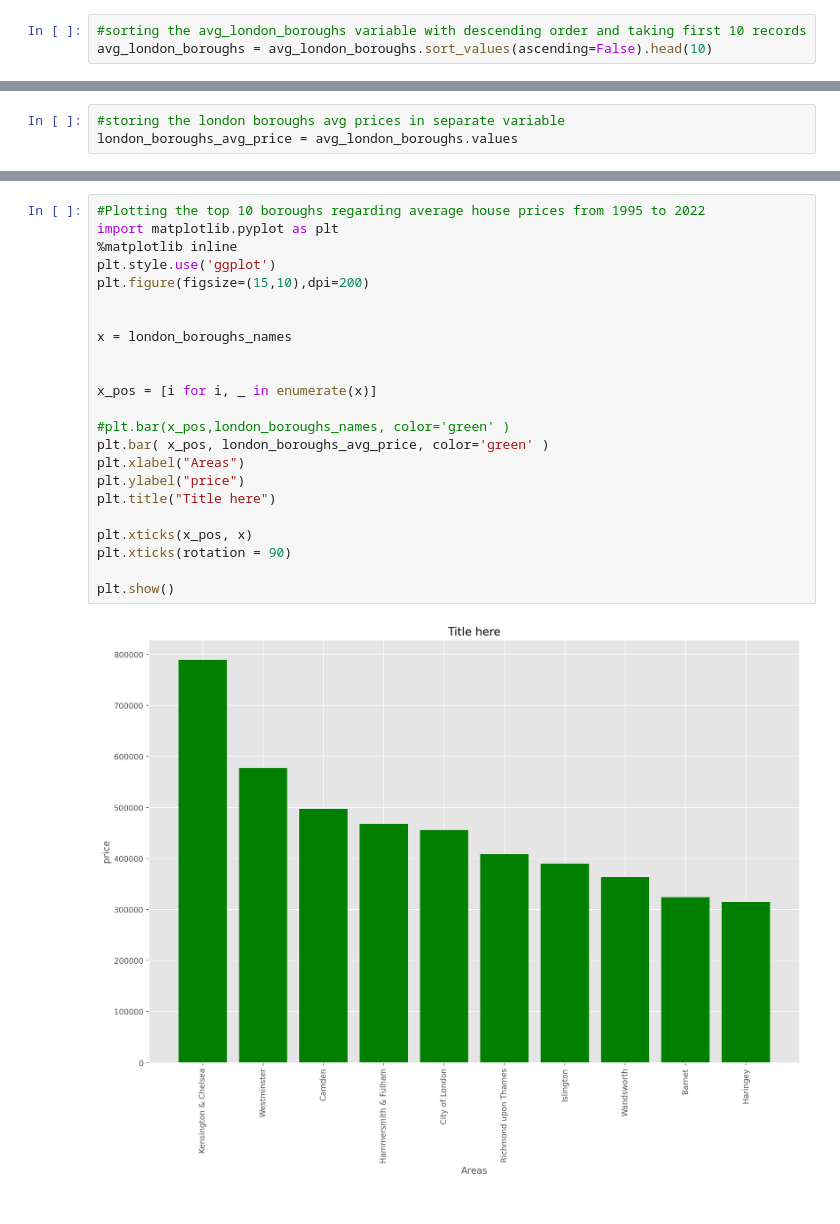
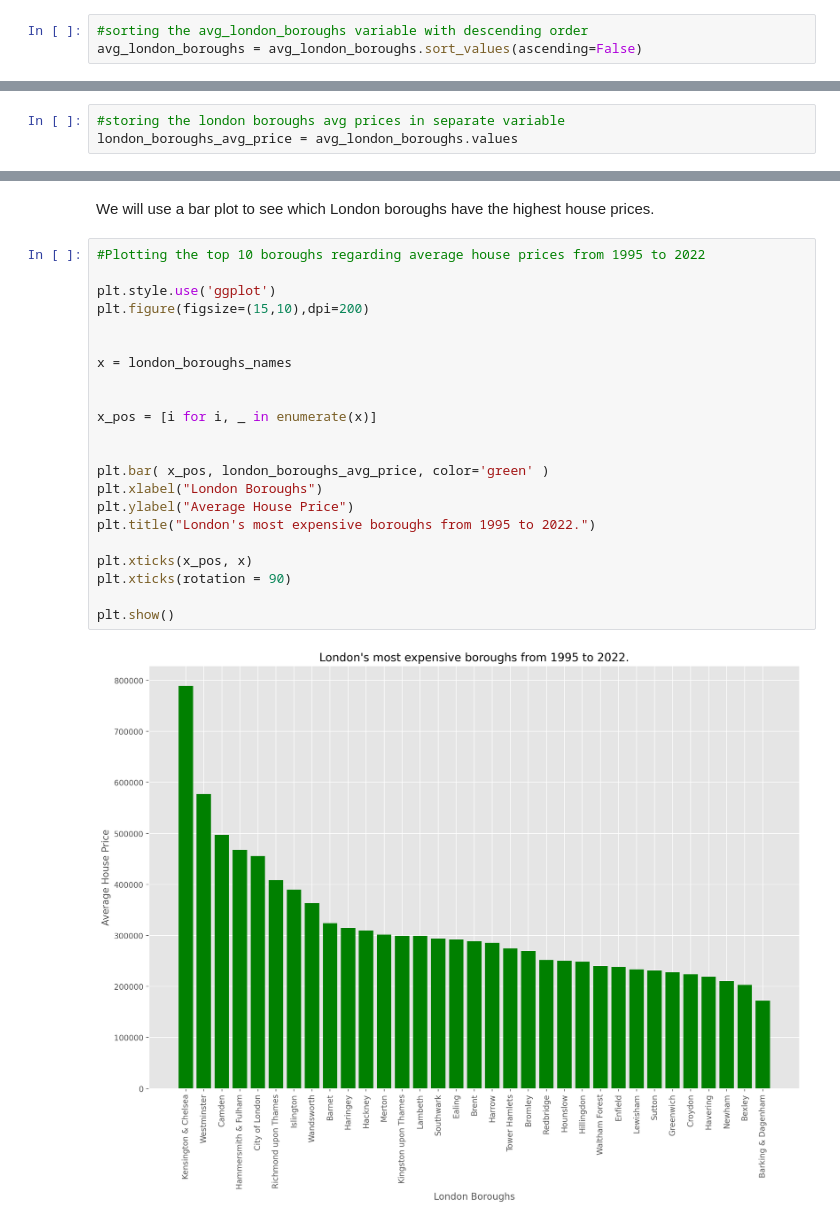
Before and after one commit to Ishwari-10/SDPA, a Jupyter notebook: Part 2/Re-sit part 2.ipynb, the cells around one changed output, grey strips where cells are left out. Drawn from its saved outputs; the diff is of its cells as text.

```diff
--- a/Part 2/Re-sit part 2.ipynb
+++ b/Part 2/Re-sit part 2.ipynb
@@ -295,8 +294,8 @@ avg_london_boroughs=london_boroughs.mean(axis = 0)
 # %% [output]
 DataFrame.mean and DataFrame.median with numeric_only=None will include datetime64 and datetime64tz columns in a future version.
 # %%
-#sorting the avg_london_boroughs variable with descending order and taking first 10 records
-avg_london_boroughs = avg_london_boroughs.sort_values(ascending=False).head(10)
+#sorting the avg_london_boroughs variable with descending order
+avg_london_boroughs = avg_london_boroughs.sort_values(ascending=False)
 # %%
 #storing the london boroughs names in separate variable
 london_boroughs_names=avg_london_boroughs.keys()
@@ -312,25 +317,26 @@ array([789216.83399969, 577143.99770098, 497068.1403059 , 467882.93454214,
+# %% [markdown]
+We will use a bar plot to see which London boroughs have the highest house prices.
 # %%
 #Plotting the top 10 boroughs regarding average house prices from 1995 to 2022
-import matplotlib.pyplot as plt
-%matplotlib inline
+
 plt.style.use('ggplot')
 plt.figure(figsize=(15,10),dpi=200)
 
 
 x = london_boroughs_names
 
 
 x_pos = [i for i, _ in enumerate(x)]
 
-#plt.bar(x_pos,london_boroughs_names, color='green' )
+
 plt.bar( x_pos, london_boroughs_avg_price, color='green' )
-plt.xlabel("Areas")
-plt.ylabel("price")
-plt.title("Title here")
+plt.xlabel("London Boroughs")
+plt.ylabel("Average House Price")
+plt.title("London's most expensive boroughs from 1995 to 2022.")
 
 plt.xticks(x_pos, x)
 plt.xticks(rotation = 90)
 
 plt.show()
 # %% [output]
-[figure, old version]
+[figure, new version]
```
Also changed, not shown: parts of 10 cells of this notebook.
